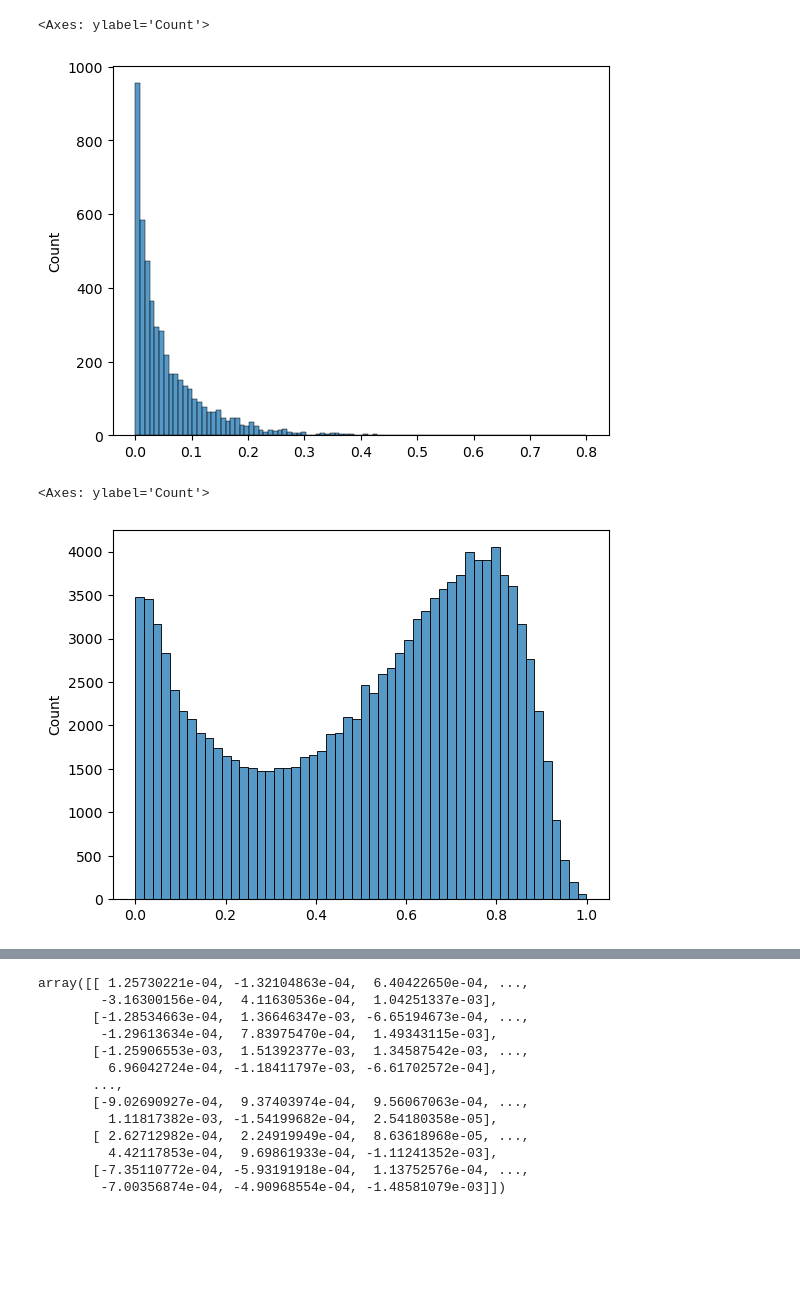
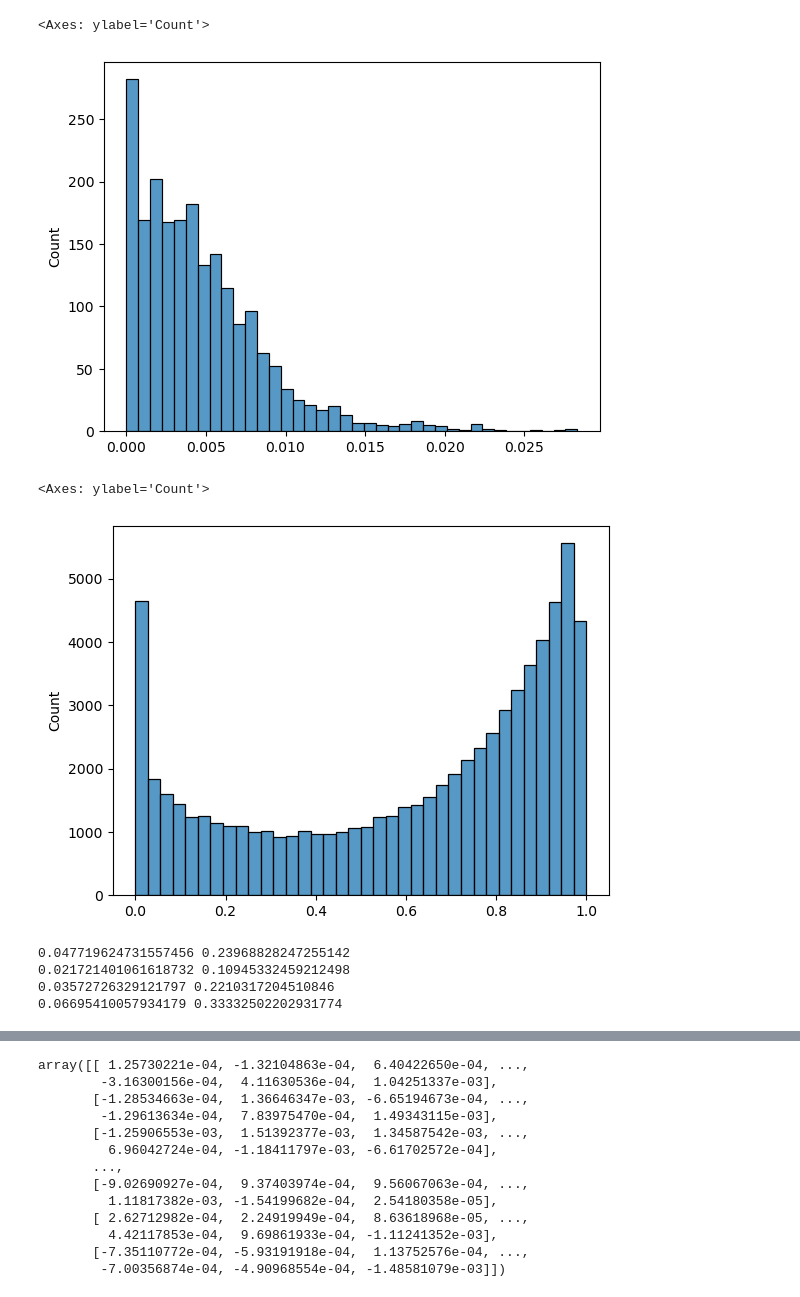
Before and after one commit to justinpayan/RAU2, a Jupyter notebook: notebooks/AAMAS Bids.ipynb, the cells around one changed output, grey strips where cells are left out. Cells and saved outputs as stored; diff of their text form; code cells hidden in the pictures; blank space fills up the shorter version.

```diff
--- a/notebooks/AAMAS Bids.ipynb
+++ b/notebooks/AAMAS Bids.ipynb
@@ -11,7 +13,7 @@ from tqdm.notebook import tqdm
 # %%
 # Load the data
 data_dir = "../data/AAMAS"
-dset_idx = 1
+dset_idx = 2
 which_dset = "00037-0000000%d.cat" % dset_idx
 
 dset_sizes = [(201, 613), (161, 442), (667, 526)]
@@ -71,7 +73,7 @@ np.sum(held_out_for_test)
 # %%
 import torch
 n_rows, n_cols = binary_ratings.shape
-k = 5
+k = 30
 U = torch.tensor(gen.normal(size=(n_rows, k)), requires_grad=True)
 V = torch.tensor(gen.normal(size=(k, n_cols)), requires_grad=True)
 
@@ -130 +124,3 @@ tensor(1.3198, dtype=torch.float64, grad_fn=<AddBackward0>)
+# %%
+pred_mat = torch.special.expit(torch.mm(U, V))
 # %%
@@ -135,13 +131,13 @@ sns.histplot(torch.special.expit(torch.mm(U, V)[observed_ones]).detach().numpy()
 # %%
-sns.histplot(torch.special.expit(torch.mm(U, V)[observed_minus_ones]).detach().numpy())
+sns.histplot(pred_mat[observed_minus_ones].flatten().detach().numpy())
 # %% [output]
 <Axes: ylabel='Count'>
-[figure, old version]
+[figure, new version]
 # %%
-sns.histplot(torch.special.expit(torch.mm(U, V)).flatten().detach().numpy())
+sns.histplot(pred_mat.flatten().detach().numpy())
 # %% [output]
 <Axes: ylabel='Count'>
-[figure, old version]
+[figure, new version]
 # %%
 # Now compute the bound on the cross entropy loss for each group under each delta value
 groups = np.load(os.path.join(data_dir, "groups_%d.npy" % dset_idx))
@@ -178 +144,43 @@ n_groups = len(grouped_test_set)
+# %%
+# For each group, pull out the entries that were held out. Then compute mean and standard deviation of cross entropy loss
+ngroups = len(set(groups))
+
+means = []
+stds = []
+
+nonaggloss = torch.nn.CrossEntropyLoss(reduction='none')
+
+for gidx in range(ngroups):
+    test_entries = binary_ratings[:, np.where(groups == gidx)[0]]
+    predictions = pred_mat[:, np.where(groups == gidx)[0]]
+    observed_entries = np.where(np.abs(test_entries) > .1)
+#     print(observed_entries[0].shape)
+#     print(test_entries[observed_entries])
+#     print(predictions[observed_entries])
+    tgt = test_entries[observed_entries]
+    tgt[tgt == -1] = 0
+    tgt = torch.tensor(tgt, dtype=int)
+#     print(tgt)
+
+    p = predictions[observed_entries]
+    p0 = torch.reshape(1-p, (-1,1))
+    p1 = torch.reshape(p, (-1,1))
+    preds_tensor = torch.concat((p0, p1), 1)
+#     print(preds_tensor)
+    preds_tensor = torch.log(preds_tensor)
+#     print(preds_tensor.shape)
+
+    xe_test = nonaggloss(preds_tensor, tgt)
+    xe_test = xe_test.detach().cpu().numpy()
+
+    mean, std = np.mean(xe_test), np.std(xe_test, ddof=1)
+    print(mean, std)
+    means.append(mean)
+    stds.append(std)
+#     print(test_entries.shape)
+# %% [output]
+0.047719624731557456 0.23968828247255142
+0.021721401061618732 0.10945332459212498
+0.03572726329121797 0.2210317204510846
+0.06695410057934179 0.33332502202931774
 # %%
```
Also changed, not shown: parts of 12 cells of this notebook, 4 other files.
